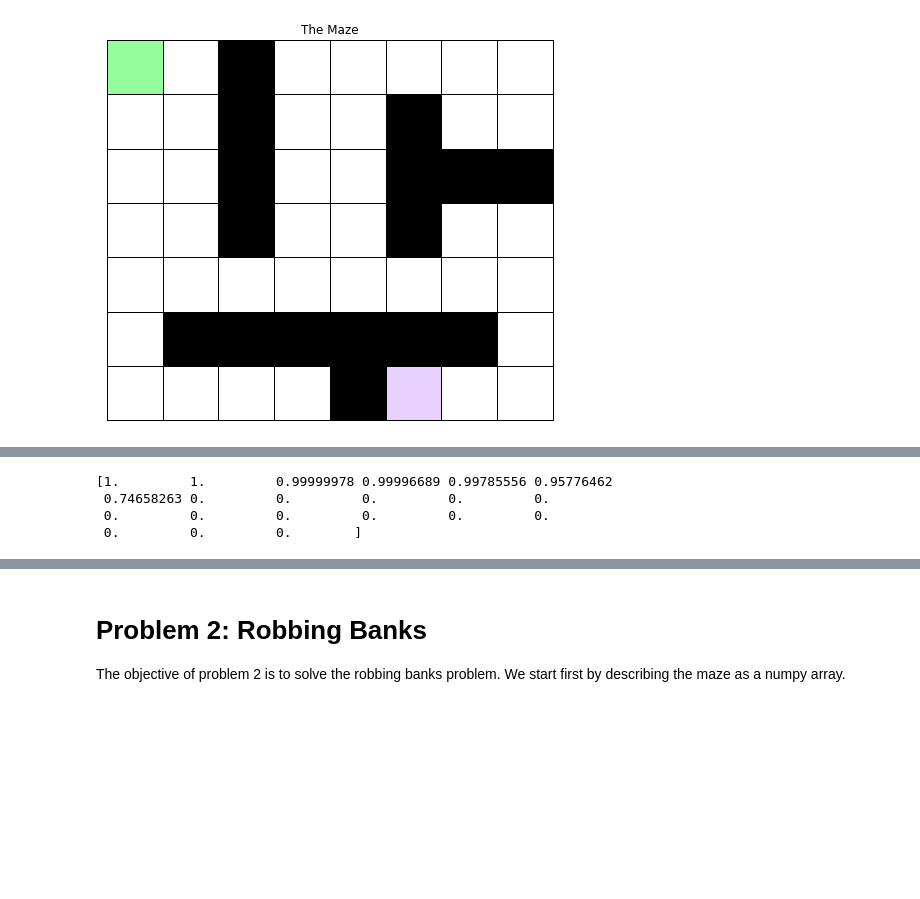
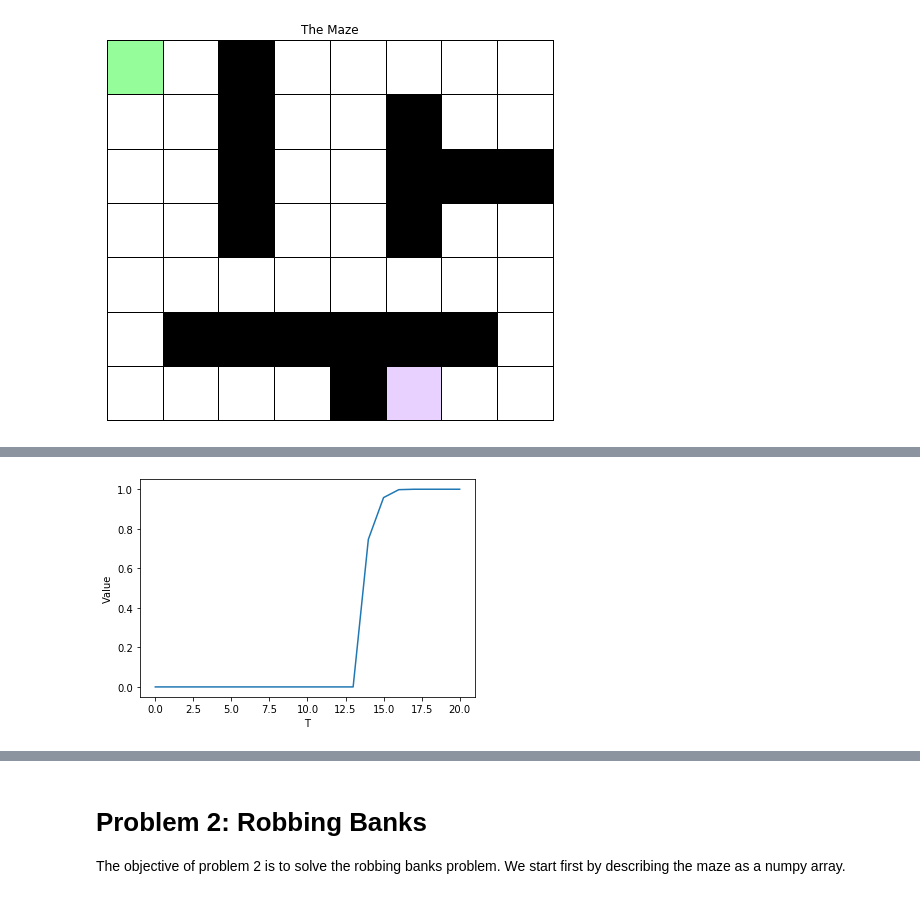
Before and after one commit to Jonrunar95/EL2805, a Jupyter notebook: Lab1/lab1.ipynb, the cells around one changed output, grey strips where cells are left out. Drawn from its saved outputs; the diff is of its cells as text; code cells hidden in the pictures; blank space fills up the shorter version.

```diff
--- a/Lab1/lab1.ipynb
+++ b/Lab1/lab1.ipynb
@@ -98,11 +47,12 @@ V, policy= mz.dynamic_programming(env,horizon);
 # %%
 start  = (0,0,6,5)
-print(V[env.map[start]])
+value = np.flip(V[env.map[start]])
+plt.plot(value)
+plt.ylabel("Value")
+plt.xlabel("T")
+plt.show()
 # %% [output]
-[1.         1.         0.99999978 0.99996689 0.99785556 0.95776462
- 0.74658263 0.         0.         0.         0.         0.
- 0.         0.         0.         0.         0.         0.
- 0.         0.         0.        ]
+[figure, added]
 # %%
 # Simulate the shortest path starting from position A
 method = 'DynProg';
```
Also changed, not shown: parts of 23 cells of this notebook, 1 other file.
